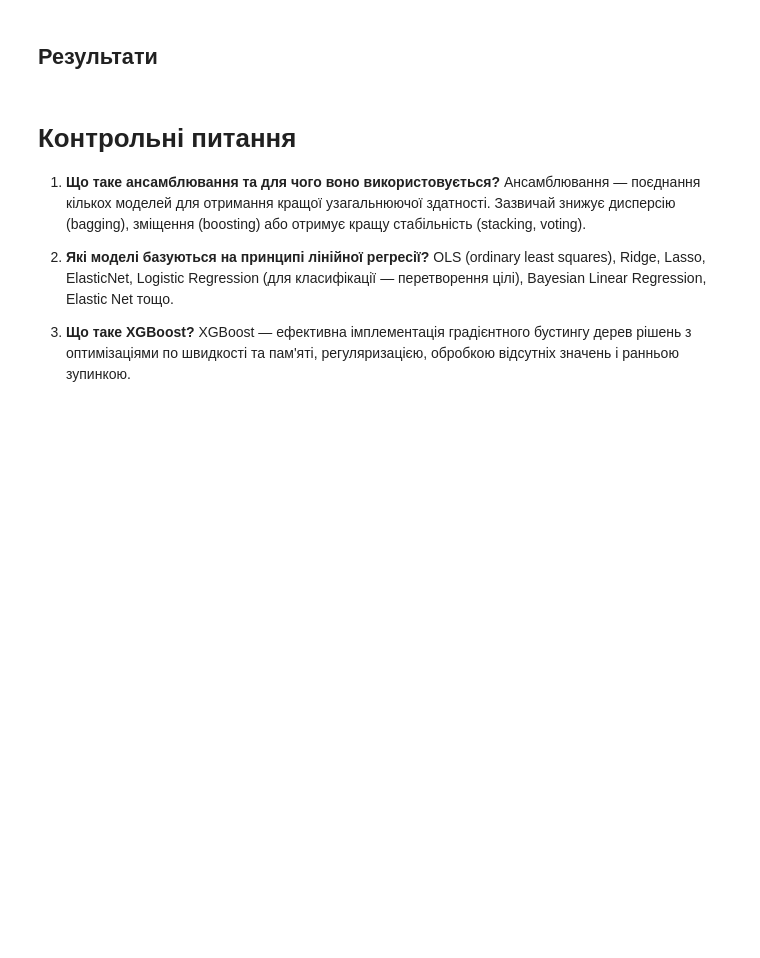
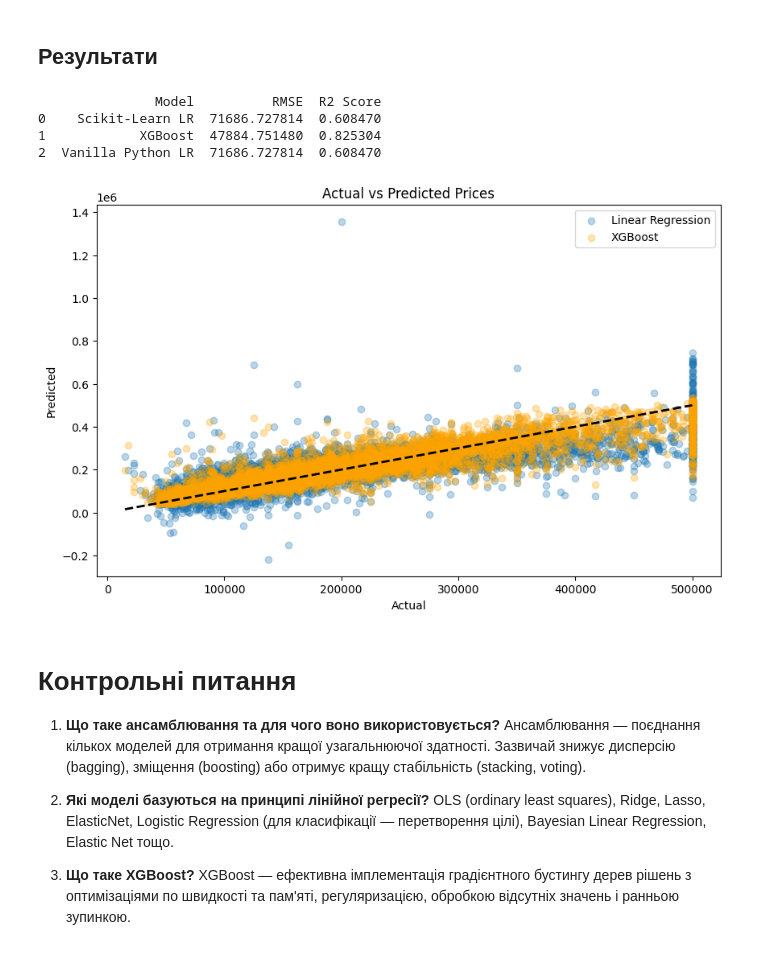
Before and after one commit to KlymentievMaksym/MLM, a Jupyter notebook: Lab1/Maksym_Klymentiev_FI21_LR.ipynb, the cells around one changed output. Saved outputs shown, nothing was run; the diff lists cells and outputs as text; code cells hidden in the pictures; blank space fills up the shorter version.

```diff
--- a/Lab1/Maksym_Klymentiev_FI21_LR.ipynb
+++ b/Lab1/Maksym_Klymentiev_FI21_LR.ipynb
@@ -135,3 +139,6 @@ data[data.total_bedrooms.isna()]
 | 20460 | -118.75 | 34.29 | 17.0 | 5512.0 | NaN | 2734.0 | 814.0 | ... |
 | 20484 | -118.72 | 34.28 | 17.0 | 3051.0 | NaN | 1705.0 | 495.0 | ... |
 207 rows × 9 columns
+# %%
+data['total_bedrooms'] = data['total_bedrooms'].fillna(data['total_bedrooms'].median())
+data[data.total_bedrooms.isna()].head()
@@ -194,2 +231,25 @@ X_train_scaled.shape, X_test_scaled.shape
 # %% [markdown]
 ## Vanilla Python (Numpy/Pandas)
+# %%
+X_train_vanilla = np.c_[np.ones((X_train_scaled.shape[0], 1)), X_train_scaled.values]
+X_test_vanilla = np.c_[np.ones((X_test_scaled.shape[0], 1)), X_test_scaled.values]
+y_train_vanilla = y_train.values
+
+XT_X = X_train_vanilla.T.dot(X_train_vanilla)
+
+XT_X_inv = np.linalg.inv(XT_X)
+
+XT_y = X_train_vanilla.T.dot(y_train_vanilla)
+
+theta = XT_X_inv.dot(XT_y)
+
+y_pred_vanilla = X_test_vanilla.dot(theta)
+
+mse_vanilla = np.mean((y_test - y_pred_vanilla) ** 2)
+rmse_vanilla = np.sqrt(mse_vanilla)
+ss_res = np.sum((y_test - y_pred_vanilla) ** 2)
+ss_tot = np.sum((y_test - np.mean(y_test)) ** 2)
+r2_vanilla = 1 - (ss_res / ss_tot)
+
+print(f"Vanilla Python (Normal Eq) RMSE: {rmse_vanilla:.2f}")
+print(f"Vanilla Python (Normal Eq) R2: {r2_vanilla:.4f}")
@@ -211,6 +274,30 @@ X_train_scaled.shape, X_test_scaled.shape
 ## Порівняти результати з аналогічними результатами, які отримані в результаті використання вбудованих функцій
 # %% [markdown]
 ## Результати
+# %%
+results = pd.DataFrame({
+    'Model': ['Scikit-Learn LR', 'XGBoost', 'Vanilla Python LR'],
+    'RMSE': [rmse_lr, rmse_xgb, rmse_vanilla],
+    'R2 Score': [r2_lr, r2_xgb, r2_vanilla]
+})
+
+print(results)
+
+plt.figure(figsize=(10, 6))
+plt.scatter(y_test, y_pred_lr, alpha=0.3, label='Linear Regression')
+plt.scatter(y_test, y_pred_xgb, alpha=0.3, color='orange', label='XGBoost')
+plt.plot([y.min(), y.max()], [y.min(), y.max()], 'k--', lw=2)
+plt.xlabel('Actual')
+plt.ylabel('Predicted')
+plt.title('Actual vs Predicted Prices')
+plt.legend()
+plt.show()
+# %% [output]
+               Model          RMSE  R2 Score
+0    Scikit-Learn LR  71686.727814  0.608470
+1            XGBoost  47884.751480  0.825304
+2  Vanilla Python LR  71686.727814  0.608470
+[figure, added]
 # %% [markdown]
 # Контрольні питання
 
```
Also changed, not shown: parts of 7 cells of this notebook.
